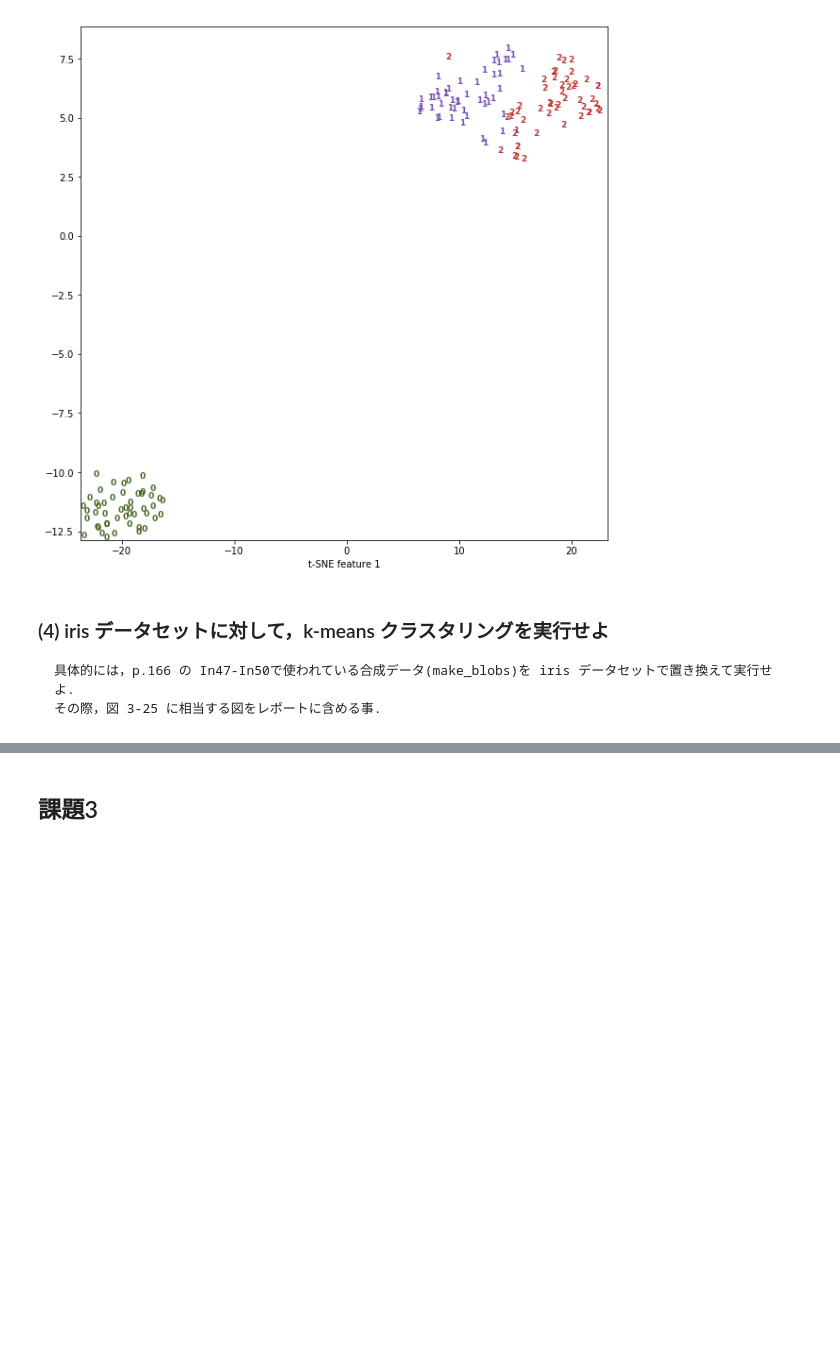
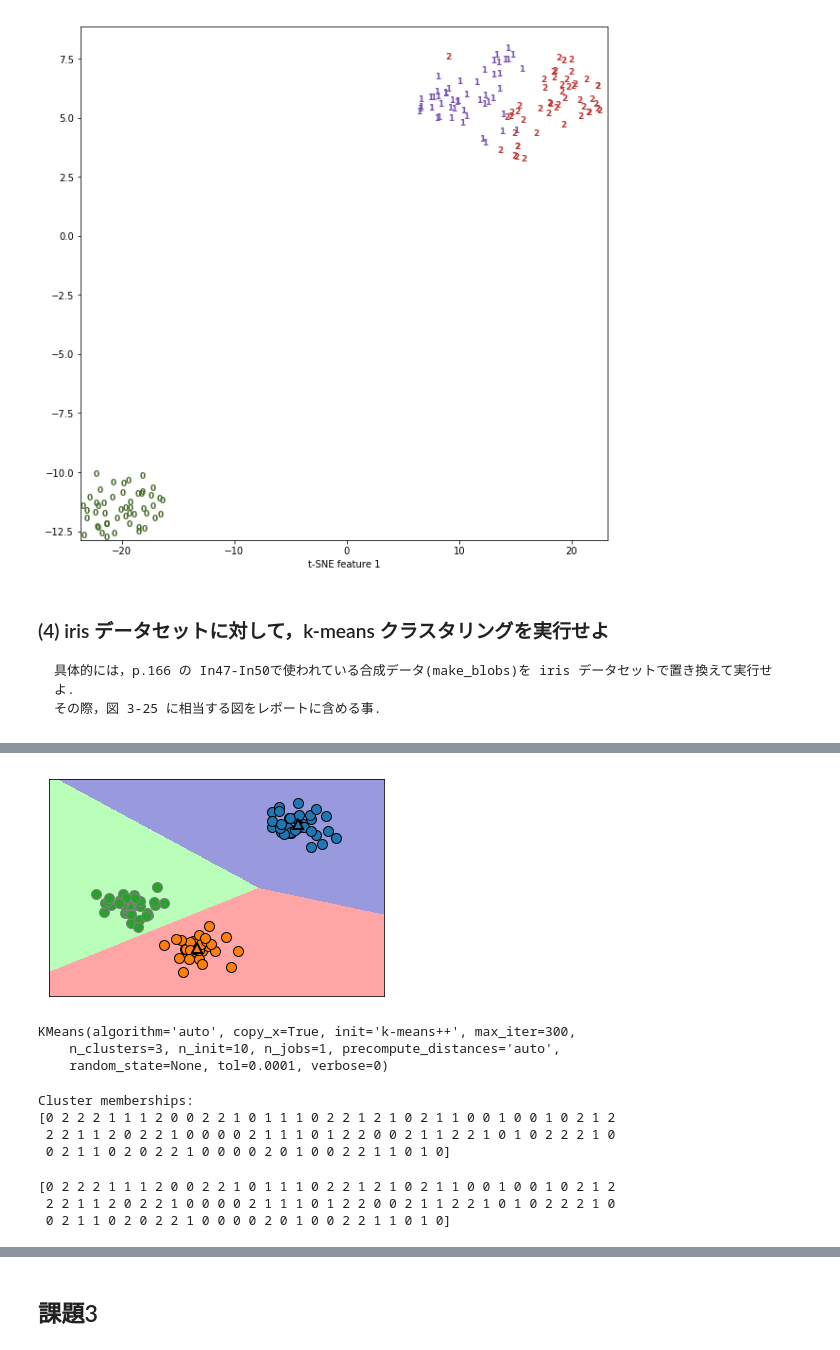
Before and after one commit to KiichiSugihara/MachineLearningTraining, a Jupyter notebook: kadai_03.ipynb, the cells around one changed output, grey strips where cells are left out. Drawn from its saved outputs; the diff is of its cells as text; code cells hidden in the pictures; blank space fills up the shorter version.

```diff
--- a/kadai_03.ipynb
+++ b/kadai_03.ipynb
@@ -162,0 +167,29 @@ Text(0.5,0,'t-SNE feature 1')
+# %%
+mglearn.plots.plot_kmeans_boundaries()
+# %% [output]
+[figure, added]
+# %%
+from sklearn.datasets import make_blobs
+from sklearn.cluster import KMeans
+# 合成2次元データを作る。
+X, y = make_blobs(random_state=1)
+# クラスタリングモデルを作る
+kmeans = KMeans(n_clusters=3)
+kmeans.fit(X)
+# %% [output]
+KMeans(algorithm='auto', copy_x=True, init='k-means++', max_iter=300,
+    n_clusters=3, n_init=10, n_jobs=1, precompute_distances='auto',
+    random_state=None, tol=0.0001, verbose=0)
+# %%
+print("Cluster memberships:\n{}".format(kmeans.labels_))
+# %% [output]
+Cluster memberships:
+[0 2 2 2 1 1 1 2 0 0 2 2 1 0 1 1 1 0 2 2 1 2 1 0 2 1 1 0 0 1 0 0 1 0 2 1 2
+ 2 2 1 1 2 0 2 2 1 0 0 0 0 2 1 1 1 0 1 2 2 0 0 2 1 1 2 2 1 0 1 0 2 2 2 1 0
+ 0 2 1 1 0 2 0 2 2 1 0 0 0 0 2 0 1 0 0 2 2 1 1 0 1 0]
+# %%
+print(kmeans.predict(X))
+# %% [output]
+[0 2 2 2 1 1 1 2 0 0 2 2 1 0 1 1 1 0 2 2 1 2 1 0 2 1 1 0 0 1 0 0 1 0 2 1 2
+ 2 2 1 1 2 0 2 2 1 0 0 0 0 2 1 1 1 0 1 2 2 0 0 2 1 1 2 2 1 0 1 0 2 2 2 1 0
+ 0 2 1 1 0 2 0 2 2 1 0 0 0 0 2 0 1 0 0 2 2 1 1 0 1 0]
```
Also changed, not shown: parts of 2 cells of this notebook.
